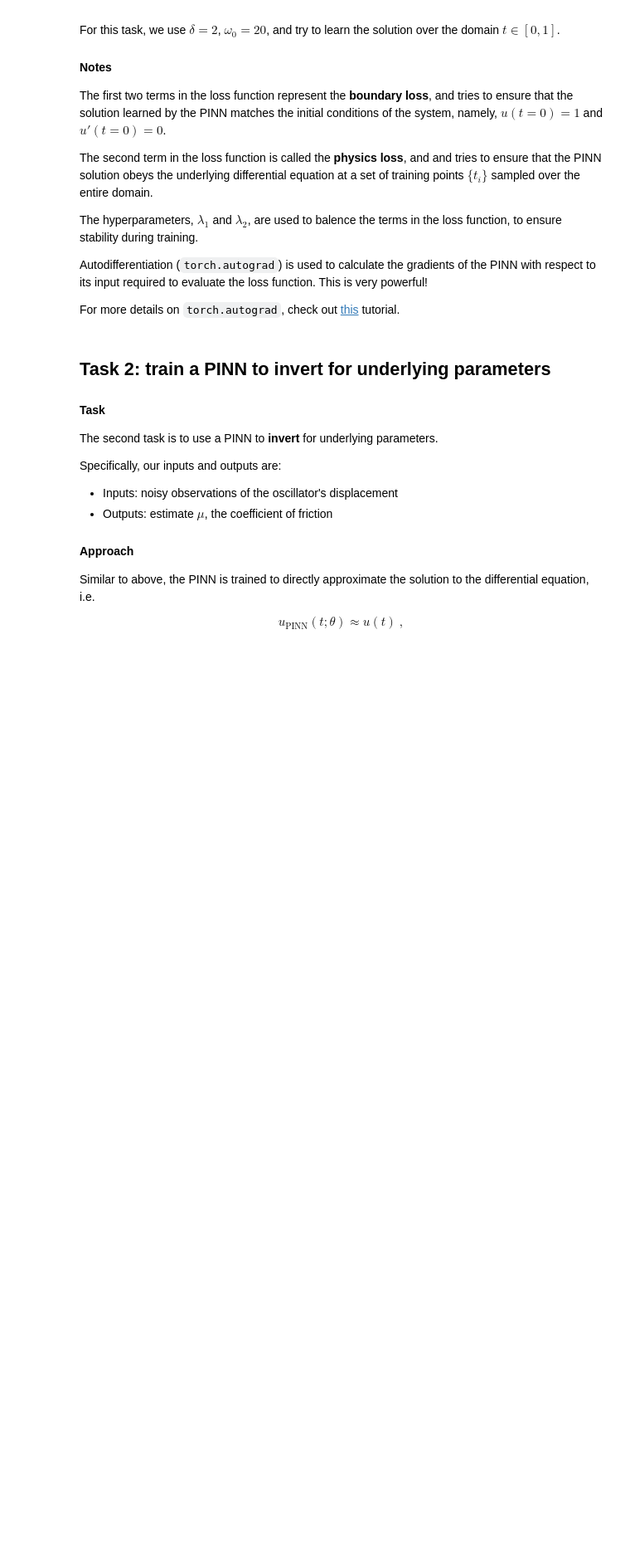
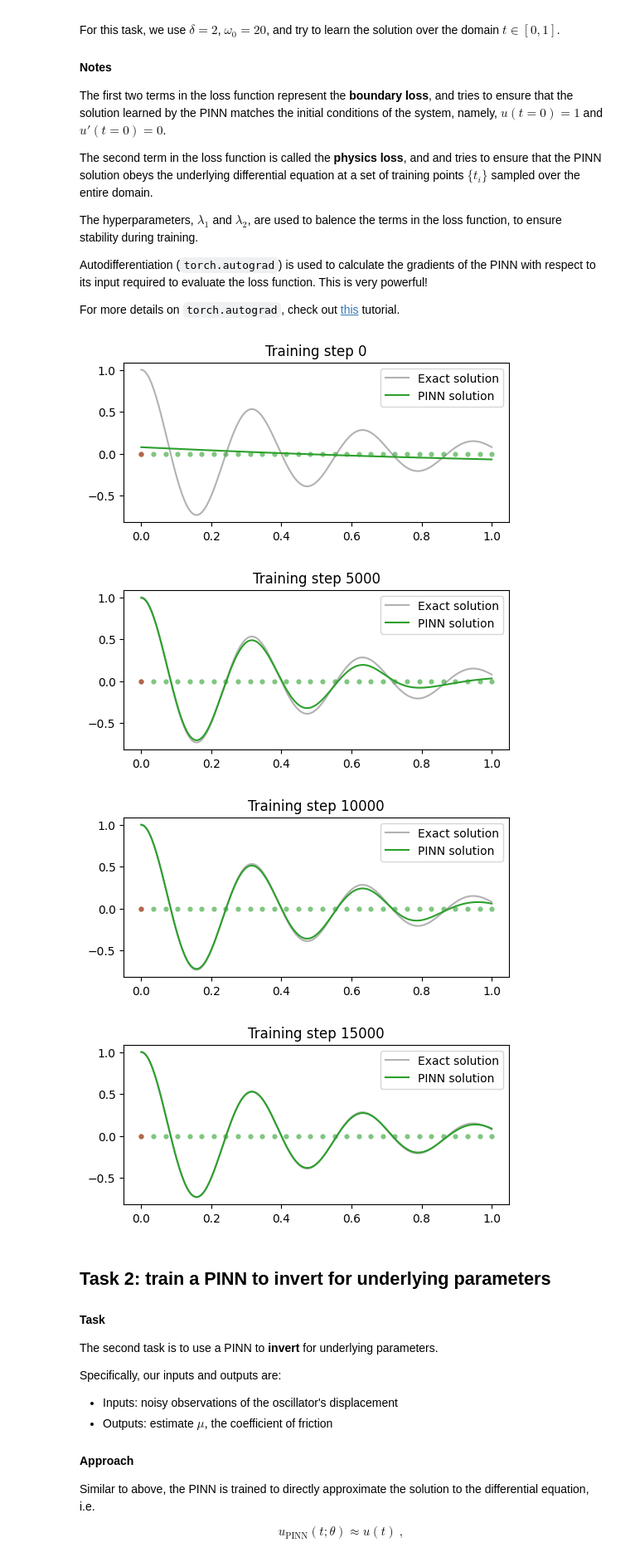
Before and after one commit to hnri28/PINN-workshop, a Jupyter notebook: PINN_intro_workshop_student.ipynb, the cells around one changed output. Shown at 83% size. Drawn from its saved outputs; the diff is of its cells as text; code cells hidden in the pictures; blank space fills up the shorter version.

```diff
--- a/PINN_intro_workshop_student.ipynb
+++ b/PINN_intro_workshop_student.ipynb
@@ -182,7 +182,7 @@ t_boundary = torch.tensor(0.).view(-1,1).requires_grad_(True)
 
 # define training points over the entire domain, for the physics loss
 # TODO: write code here
-
+t_physics = torch.linspace(0,1,30).view(-1,1).requires_grad_(True)
 
 # train the PINN
 d, w0 = 2, 20
@@ -198,39 +198,49 @@ for i in range(15001):
     lambda1, lambda2 = 1e-1, 1e-4
 
     # compute boundary loss
     # TODO: write code here
+    u = pinn(t_boundary) # (1,1)
+    loss1 = (torch.squeeze(u) - 1)**2 #sqeeze u into a scalar
 
-
-
+    dudt = torch.autograd.grad(u, t_boundary, torch.ones_like(u), create_graph=True)[0]
+    loss2 = (torch.squeeze(dudt) - 0)**2
 
 
     # compute physics loss
     # TODO: write code here
-
-
-
+    u = pinn(t_physics)
+    dudt = torch.autograd.grad(u, t_physics, torch.ones_like(u), create_graph=True)[0]
+    d2udt2 = torch.autograd.grad(dudt, t_physics, torch.ones_like(dudt), create_graph=True)[0]
+    loss3 = torch.mean((d2udt2 + mu*dudt + k*u)**2)
 
 
     # backpropagate joint loss, take optimiser step
     # TODO: write code here
-
+    loss = loss1 + lambda1*loss2 + lambda2*loss3
+    loss.backward()
+    optimiser.step()
 
 
 
     # plot the result as training progresses
     if i % 5000 == 0:
         #print(u.abs().mean().item(), dudt.abs().mean().item(), d2udt2.abs().mean().item())
         u = pinn(t_test).detach()
         plt.figure(figsize=(6,2.5))
         plt.scatter(t_physics.detach()[:,0],
                     torch.zeros_like(t_physics)[:,0], s=20, lw=0, color="tab:green", alpha=0.6)
         plt.scatter(t_boundary.detach()[:,0],
                     torch.zeros_like(t_boundary)[:,0], s=20, lw=0, color="tab:red", alpha=0.6)
         plt.plot(t_test[:,0], u_exact[:,0], label="Exact solution", color="tab:grey", alpha=0.6)
         plt.plot(t_test[:,0], u[:,0], label="PINN solution", color="tab:green")
         plt.title(f"Training step {i}")
         plt.legend()
         plt.show()
+# %% [output]
+[figure, added]
+[figure, added]
+[figure, added]
+[figure, added]
 # %% [markdown]
 ## Task 2: train a PINN to invert for underlying parameters
 
```
Also changed, not shown: parts of 1 cell of this notebook.
